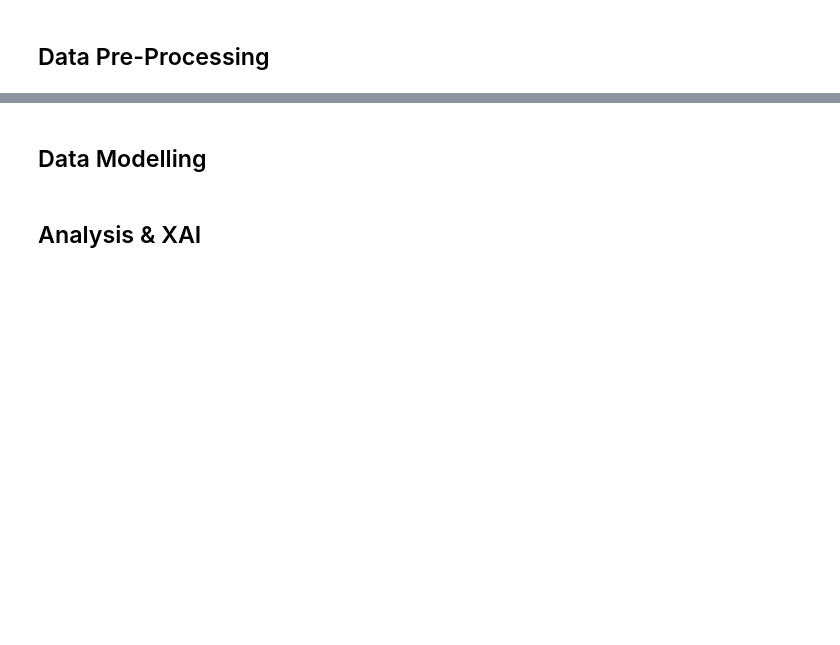
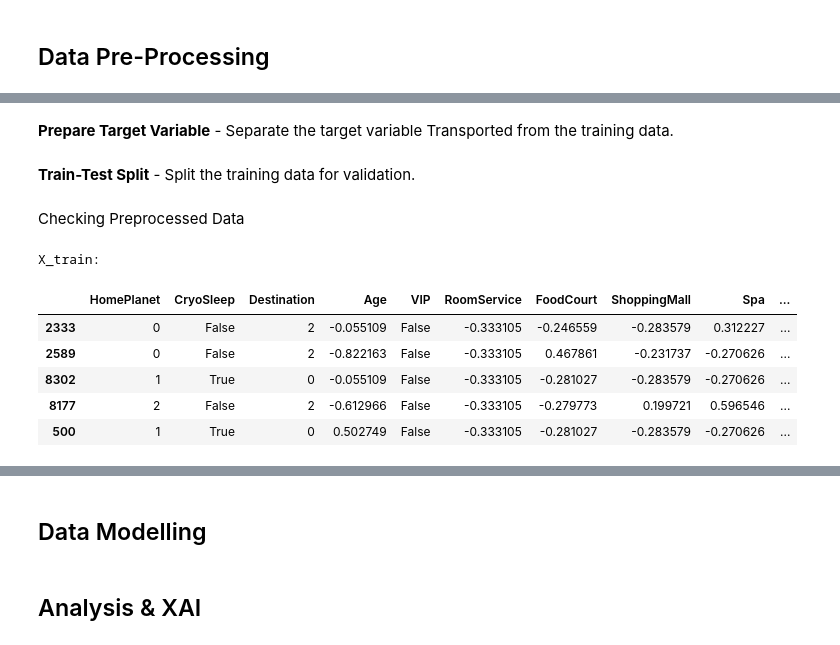
Before and after one commit to 7PAM2015-0509-2023-GROUP5/Kaggle_Challenge, a Jupyter notebook: Kaggle_Challenge_Notebook.ipynb, the cells around one changed output, grey strips where cells are left out. Drawn from its saved outputs; the diff is of its cells as text; code cells hidden in the pictures; blank space fills up the shorter version.

```diff
--- a/Kaggle_Challenge_Notebook.ipynb
+++ b/Kaggle_Challenge_Notebook.ipynb
@@ -287,0 +398,5 @@ NameError: name 'spending_categories' is not defined
+# %%
+le = LabelEncoder()
+for col in ['HomePlanet', 'Destination', 'Deck', 'Side']:
+    df_train[col] = le.fit_transform(df_train[col])
+    df_test[col] = le.transform(df_test[col])
@@ -287,0 +406,31 @@ NameError: name 'spending_categories' is not defined
+# %%
+scaler = StandardScaler()
+num_features = ['Age', 'RoomService', 'FoodCourt', 'ShoppingMall', 'Spa', 'VRDeck', 'CabinNum']
+df_train[num_features] = scaler.fit_transform(df_train[num_features])
+df_test[num_features] = scaler.transform(df_test[num_features])
+# %% [markdown]
+**Prepare Target Variable** -
+Separate the target variable Transported from the training data.
+# %%
+X = df_train.drop(columns=['Transported', 'Name', 'PassengerId'])
+y = df_train['Transported']
+X_test = df_test.drop(columns=['Name', 'PassengerId'])
+# %% [markdown]
+**Train-Test Split** -
+Split the training data for validation.
+# %%
+X_train, X_val, y_train, y_val = train_test_split(X, y, test_size=0.2, random_state=42)
+# %% [markdown]
+Checking Preprocessed Data
+# %%
+# Assuming X_train, y_train, and X_test are DataFrames or Series objects
+print("X_train:")
+X_train.head()
+# %% [output]
+X_train:
+|  | HomePlanet | CryoSleep | Destination | Age | VIP | RoomService | FoodCourt | ShoppingMall | Spa | ... |
+| 2333 | 0 | False | 2 | -0.055109 | False | -0.333105 | -0.246559 | -0.283579 | 0.312227 | ... |
+| 2589 | 0 | False | 2 | -0.822163 | False | -0.333105 | 0.467861 | -0.231737 | -0.270626 | ... |
+| 8302 | 1 | True | 0 | -0.055109 | False | -0.333105 | -0.281027 | -0.283579 | -0.270626 | ... |
+| 8177 | 2 | False | 2 | -0.612966 | False | -0.333105 | -0.279773 | 0.199721 | 0.596546 | ... |
+| 500 | 1 | True | 0 | 0.502749 | False | -0.333105 | -0.281027 | -0.283579 | -0.270626 | ... |
```
Also changed, not shown: parts of 31 cells of this notebook.
